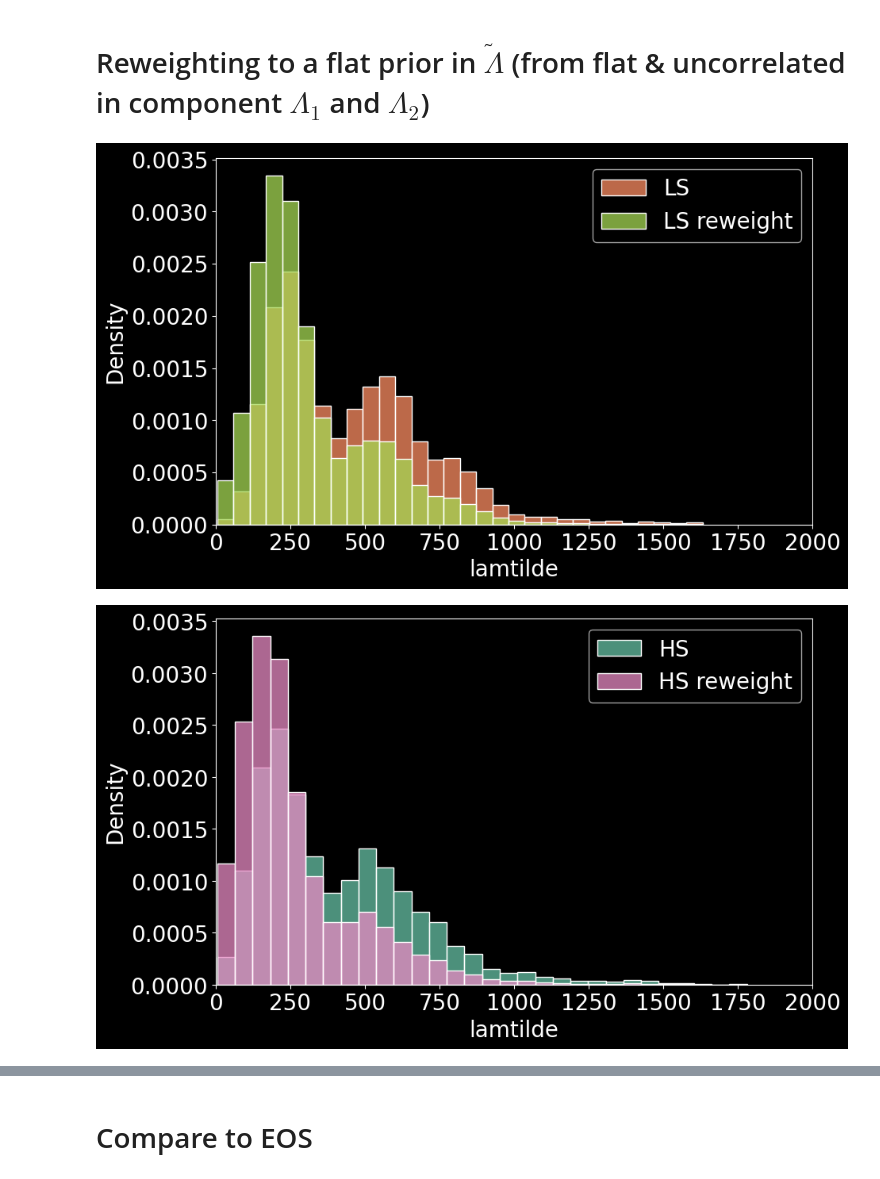
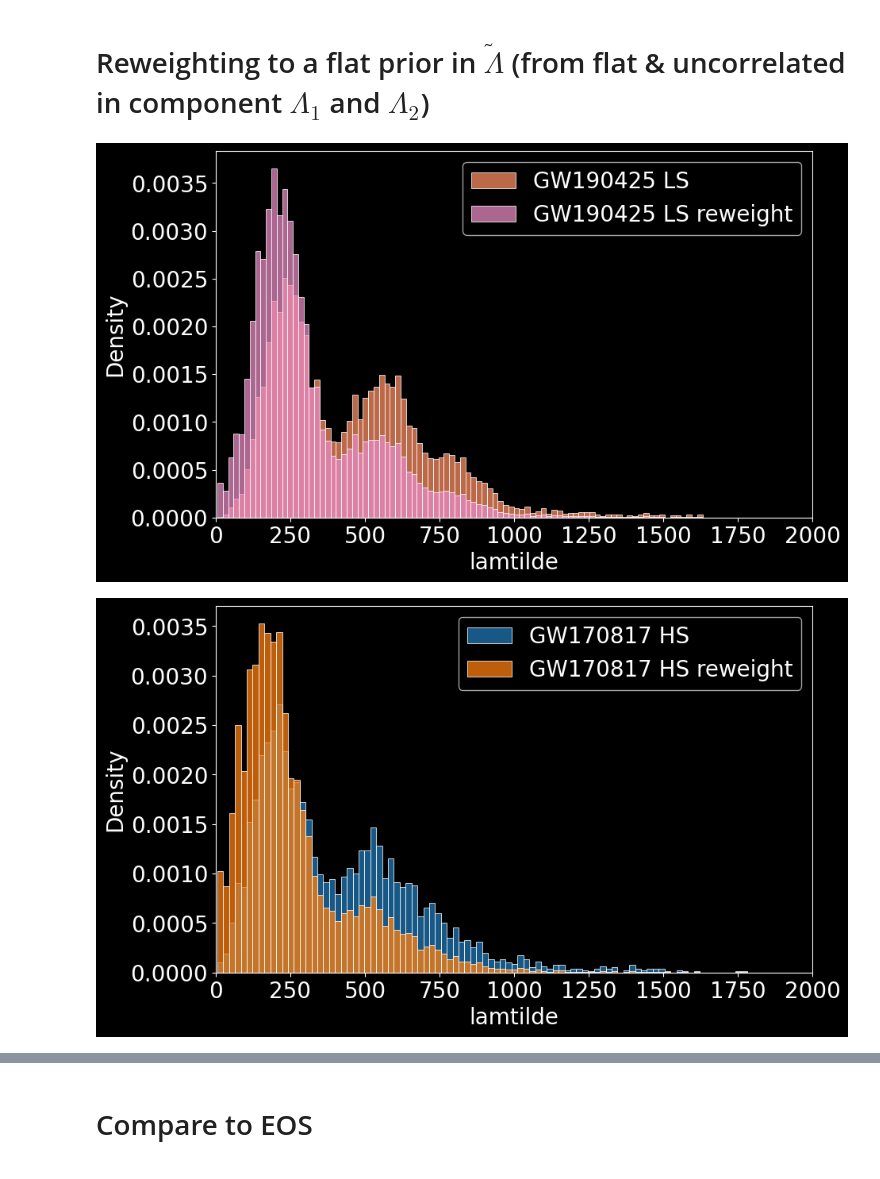
Before and after one commit to jsread/APSPlots2024, a Jupyter notebook: Read_APS_Plots_2024.ipynb, the cells around one changed output, grey strips where cells are left out. Drawn from its saved outputs; the diff is of its cells as text; code cells hidden in the pictures.

```diff
--- a/Read_APS_Plots_2024.ipynb
+++ b/Read_APS_Plots_2024.ipynb
@@ -245,23 +238,23 @@ GW190425highSpinPos['weights']=GW190425highSpinPos['weights']/np.sum(GW190425hig
 GW190425lowSpinPos['weights'] = 1/ GW190425lowSpinPos['unif_prior']
 GW190425lowSpinPos['weights']=GW190425lowSpinPos['weights']/np.sum(GW190425lowSpinPos['weights'])*len(GW190425lowSpinPos['weights'])
 # %%
-sns.histplot(data=lowSpinPos, x='lamtilde',  color=cmap(1), stat='density', label='LS',bins=30)
-sns.histplot(data=lowSpinPos, x='lamtilde',  color=cmap(3), label='LS reweight', stat='density',
-            weights = 1./unif_component_prior(lowSpinPos['q'],lowSpinPos['lamtilde'],GW170817Lmax,GW170817Lmax),bins=30)
+sns.histplot(data=lowSpinPos, x='lamtilde',  color=cmap(1), stat='density', label='GW190425 LS',bins=90)
+sns.histplot(data=lowSpinPos, x='lamtilde',  color=cmap(3), label='GW190425 LS reweight', stat='density',
+            weights = lowSpinPos['weights'],bins=90)
 plt.xlim(0,2000)
 plt.legend()
 plt.show()
 # %% [output]
-[figure, old version]
+[figure, new version]
 # %%
-sns.histplot(data=highSpinPos, x='lamtilde',  color=cmap(0), stat='density', label='HS',bins=30)
-sns.histplot(data=highSpinPos, x='lamtilde',  color=cmap(2), label='HS reweight', stat='density',
-            weights = highSpinPos['weights'],bins=30)
+sns.histplot(data=highSpinPos, x='lamtilde', color='tab:blue', stat='density', label='GW170817 HS',bins=90)
+sns.histplot(data=highSpinPos, x='lamtilde', color='tab:orange', stat='density', label='GW170817 HS reweight',
+            weights = highSpinPos['weights'],bins=90)
 plt.xlim(0,2000)
 plt.legend()
 plt.show()
 # %% [output]
-[figure, old version]
+[figure, new version]
 # %%
 sns.histplot(data=GW190425highSpinPos, x='lamtilde',  color=cmap(0), stat='density', label='GW190425HS',bins=90)
 sns.histplot(data=GW190425highSpinPos, x='lamtilde',  color=cmap(2), label='GW190425 HS reweight', stat='density',
```
Also changed, not shown: parts of 22 cells of this notebook.
